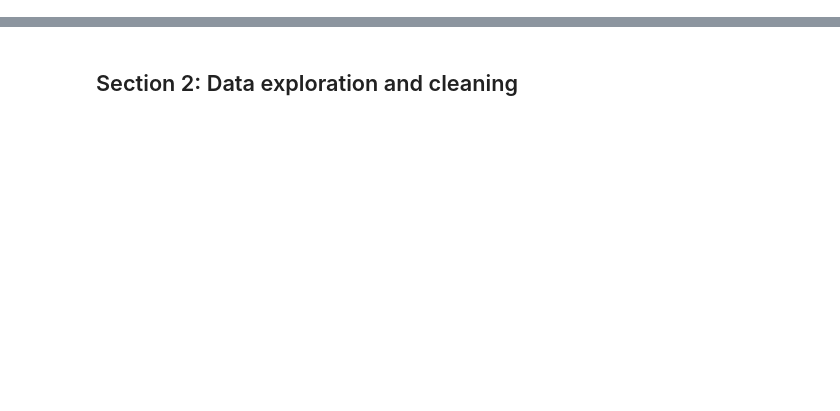
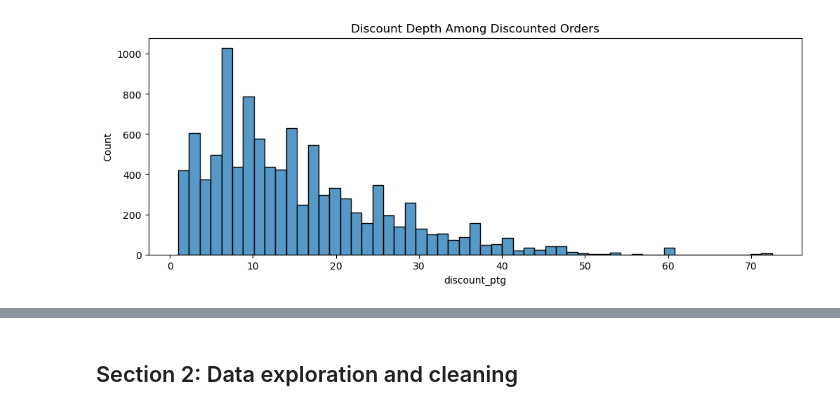
Before and after one commit to joelaniado/olist-discount-ratings-analysis, a Jupyter notebook: discount_rating_experiment.ipynb, the cells around one changed output, grey strips where cells are left out. Cells and saved outputs as stored; diff of their text form; code cells hidden in the pictures; blank space fills up the shorter version.

Commit message:
Finished section 4 in discount_rate_experiment

```diff
--- a/discount_rating_experiment.ipynb
+++ b/discount_rating_experiment.ipynb
@@ -27,0 +106,18 @@ If either effect is present and measurable, it has direct implications for how b
+# %%
+import numpy as np
+import pandas as pd
+np.random.seed(42)
+
+# Loading the data.
+path = "data/clean_sales_data.csv"
+df = pd.read_csv(path)
+
+# Modify data type of date variable.
+df = df.astype({'order_purchase_timestamp':'datetime64[ns]'})
+
+# Output
+print(df.info(),
+    f"\n\nTotal rows: {len(df):,}\n"
+    f"Unique orders: {df['order_id'].nunique():,}\n"
+    f"Unique customers: {df['customer_unique_id'].nunique():,}"
+)
@@ -27,0 +147,9 @@ If either effect is present and measurable, it has direct implications for how b
+# %%
+# Separate discounted orders.
+df['discounted'] = np.where(df['discount_ptg']>=1, 1, 0)
+
+control, treatment = df[df['discounted']==0], df[df['discounted']==1]
+
+print(f"Total orders in dataset: {len(df)}\n"
+      f"Orders in Control: {len(control)}\n"
+      f"Orders in Treatment: {len(treatment)}")
@@ -27,0 +210,11 @@ If either effect is present and measurable, it has direct implications for how b
+# %%
+# Discount_ptg
+fig, ax = plt.subplots(figsize=(12, 4))
+sns.histplot(data=df[df['discounted']==True],
+             x='discount_ptg',
+             ax=ax,
+             )
+ax.set_title("Discount Depth Among Discounted Orders")
+plt.show()
+# %% [output]
+[figure, added]
```
Also changed, not shown: parts of 87 cells of this notebook, 3 other files.
